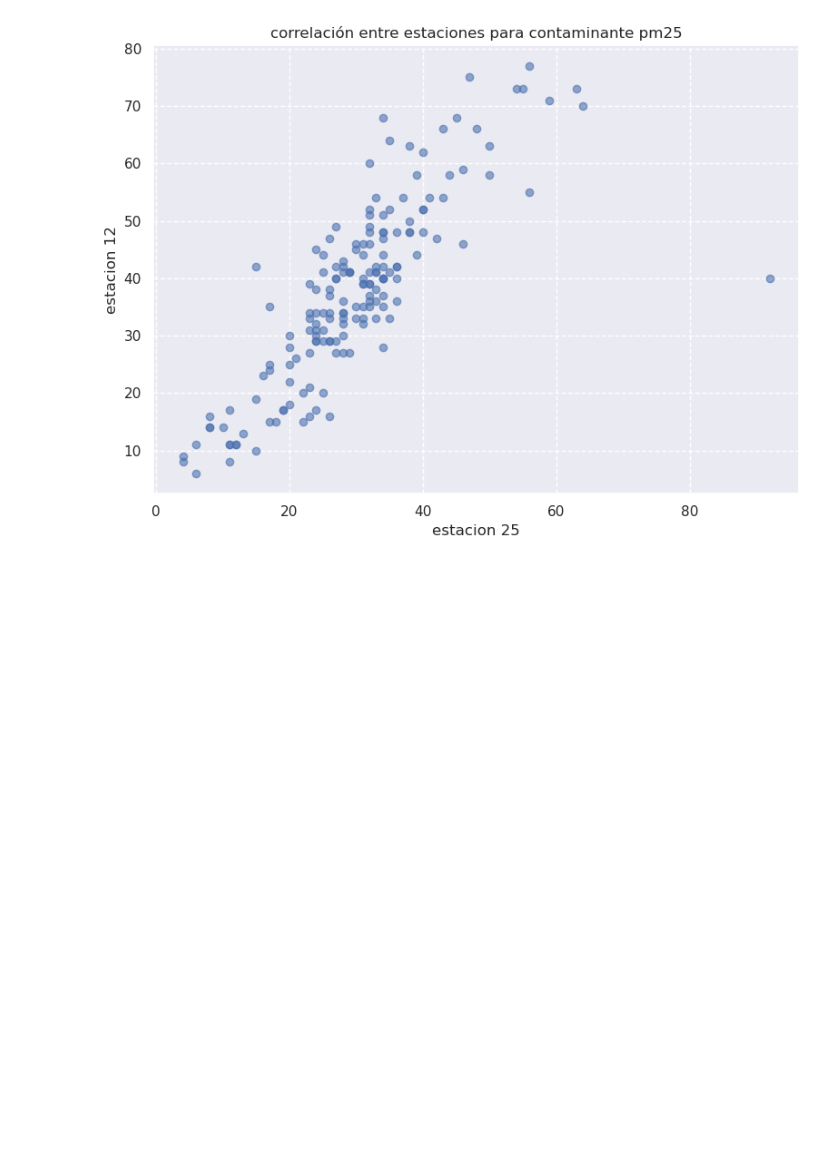
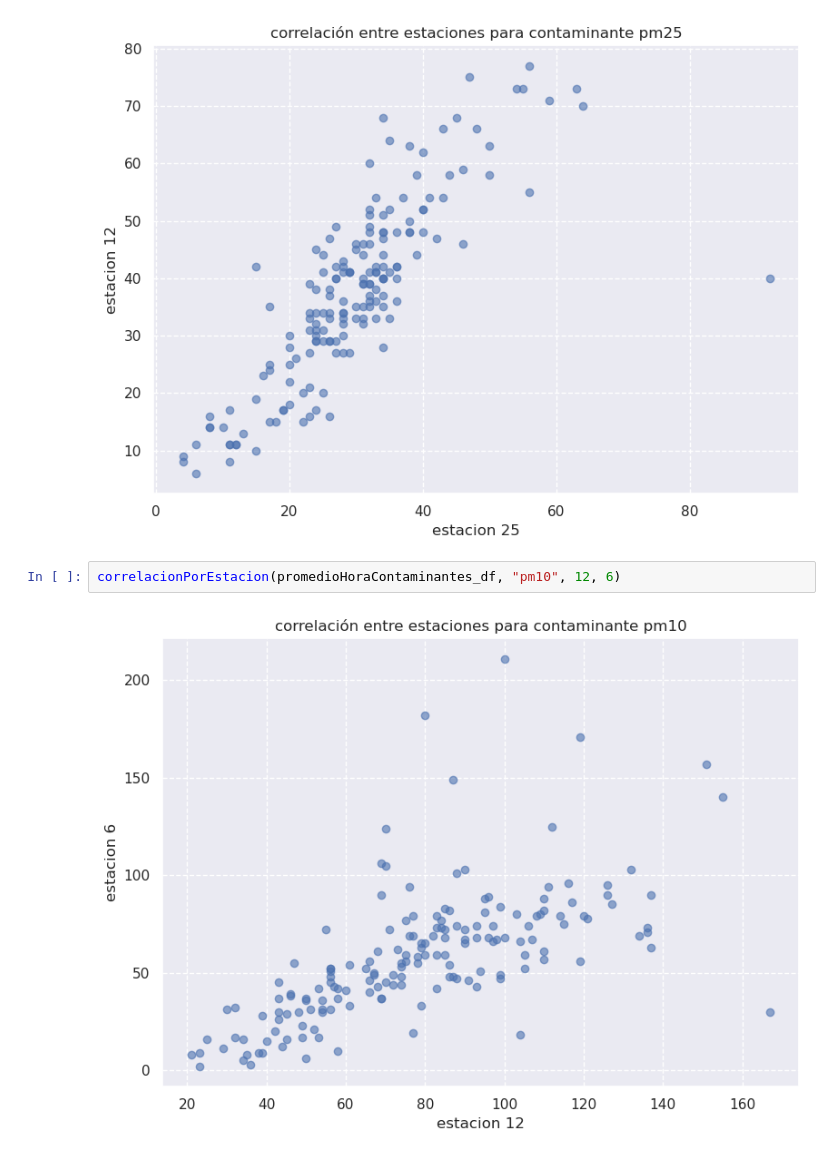
Before and after one commit to LeoUribC/CITRA_DataScience, a Jupyter notebook: Contaminantes/Estudios_PM25.ipynb, the cells around one changed output. Drawn from its saved outputs; the diff is of its cells as text; blank space fills up the shorter version.

```diff
--- a/Contaminantes/Estudios_PM25.ipynb
+++ b/Contaminantes/Estudios_PM25.ipynb
@@ -680,3 +680,7 @@ def correlacionPorEstacion(df, contaminante, estacion_1, estacion_2):
 correlacionPorEstacion(promedioHoraContaminantes_df, "pm25", 25, 12)
 # %% [output]
 [figure]
+# %%
+correlacionPorEstacion(promedioHoraContaminantes_df, "pm10", 12, 6)
+# %% [output]
+[figure, added]
```
Also changed, not shown: parts of 4 cells of this notebook.
